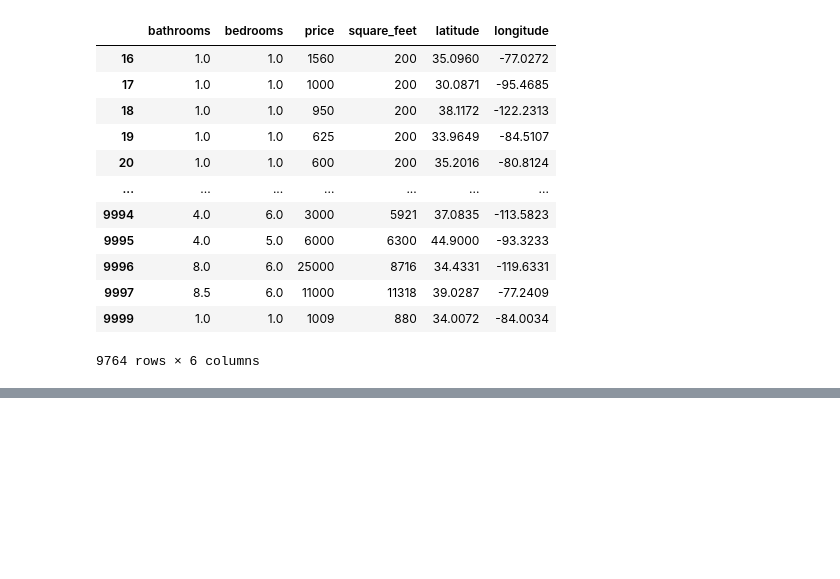
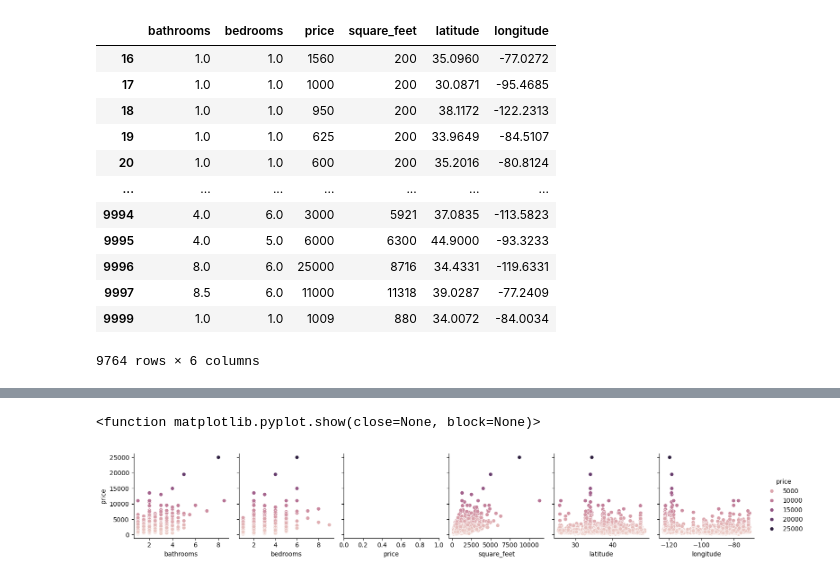
Before and after one commit to metro7/ML-Final-Project, a Jupyter notebook: ML-Final-Project.ipynb, the cells around one changed output, grey strips where cells are left out. Cells and saved outputs as stored; diff of their text form; code cells hidden in the pictures; blank space fills up the shorter version.

```diff
--- a/ML-Final-Project.ipynb
+++ b/ML-Final-Project.ipynb
@@ -98,0 +118,9 @@ display(apartment_df)
+# %%
+rng = np.random.RandomState()
+indices = rng.choice(np.arange(len(apartment_df)), size=9000, replace=False)
+
+sns.pairplot(apartment_df.iloc[indices], x_vars=apartment_df.columns, y_vars='price', hue='price')
+plt.show
+# %% [output]
+<function matplotlib.pyplot.show(close=None, block=None)>
+[figure, added]
```
Also changed, not shown: parts of 2 cells of this notebook.
